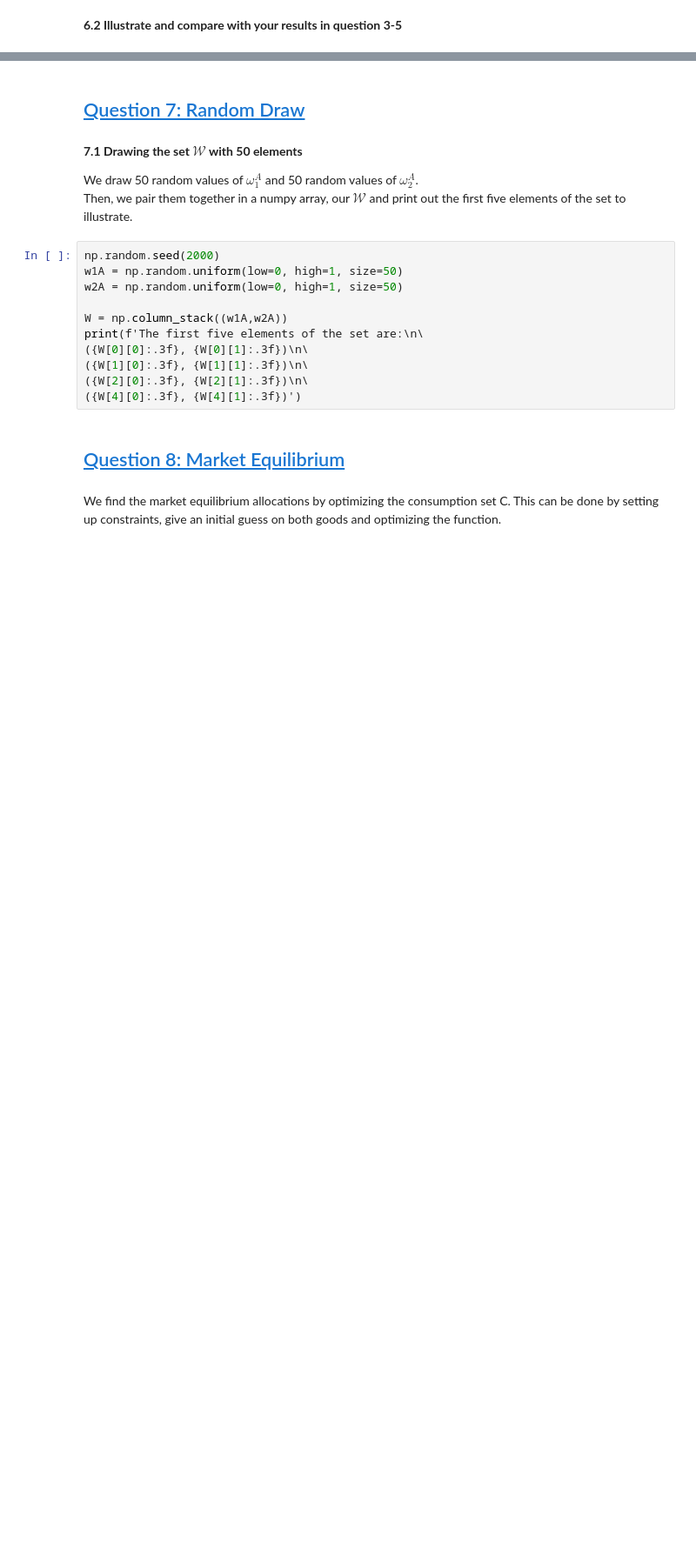
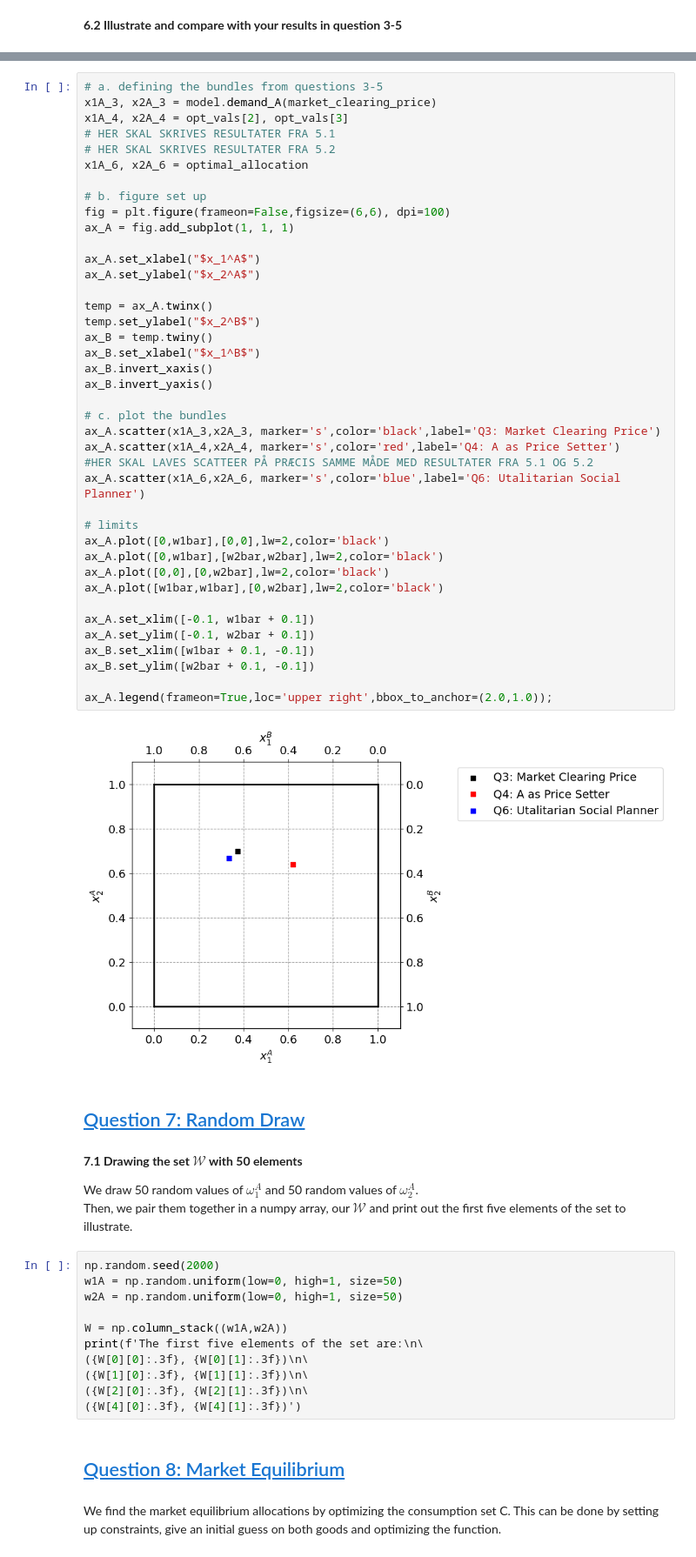
Before and after one commit to NumEconCopenhagen/Projects_2024_Emma-Anna-Oscar, a Jupyter notebook: inauguralproject/inauguralproject.ipynb, the cells around one changed output, grey strips where cells are left out. Shown at 87% size. Cells and saved outputs as stored; diff of their text form; blank space fills up the shorter version.

Commit message:
Figur i spg. 6

```diff
--- a/inauguralproject/inauguralproject.ipynb
+++ b/inauguralproject/inauguralproject.ipynb
@@ -318,3 +327,45 @@ plt.show()
+# %%
+# a. defining the bundles from questions 3-5
+x1A_3, x2A_3 = model.demand_A(market_clearing_price)
+x1A_4, x2A_4 = opt_vals[2], opt_vals[3]
+# HER SKAL SKRIVES RESULTATER FRA 5.1
+# HER SKAL SKRIVES RESULTATER FRA 5.2
+x1A_6, x2A_6 = optimal_allocation
+
+# b. figure set up
+fig = plt.figure(frameon=False,figsize=(6,6), dpi=100)
+ax_A = fig.add_subplot(1, 1, 1)
+
+ax_A.set_xlabel("$x_1^A$")
+ax_A.set_ylabel("$x_2^A$")
+
+temp = ax_A.twinx()
+temp.set_ylabel("$x_2^B$")
+ax_B = temp.twiny()
+ax_B.set_xlabel("$x_1^B$")
+ax_B.invert_xaxis()
+ax_B.invert_yaxis()
+
+# c. plot the bundles
+ax_A.scatter(x1A_3,x2A_3, marker='s',color='black',label='Q3: Market Clearing Price')
+ax_A.scatter(x1A_4,x2A_4, marker='s',color='red',label='Q4: A as Price Setter')
+#HER SKAL LAVES SCATTEER PÅ PRÆCIS SAMME MÅDE MED RESULTATER FRA 5.1 OG 5.2
+ax_A.scatter(x1A_6,x2A_6, marker='s',color='blue',label='Q6: Utalitarian Social Planner')
+
+# limits
+ax_A.plot([0,w1bar],[0,0],lw=2,color='black')
+ax_A.plot([0,w1bar],[w2bar,w2bar],lw=2,color='black')
+ax_A.plot([0,0],[0,w2bar],lw=2,color='black')
+ax_A.plot([w1bar,w1bar],[0,w2bar],lw=2,color='black')
+
+ax_A.set_xlim([-0.1, w1bar + 0.1])
+ax_A.set_ylim([-0.1, w2bar + 0.1])
+ax_B.set_xlim([w1bar + 0.1, -0.1])
+ax_B.set_ylim([w2bar + 0.1, -0.1])
+
+ax_A.legend(frameon=True,loc='upper right',bbox_to_anchor=(2.0,1.0));
+# %% [output]
+[figure, added]
 # %% [markdown]
 ## <a id='toc7_'></a>[Question 7: Random Draw](#toc7_)
 # %% [markdown]
```
Also changed, not shown: parts of 6 cells of this notebook, 1 other file.
